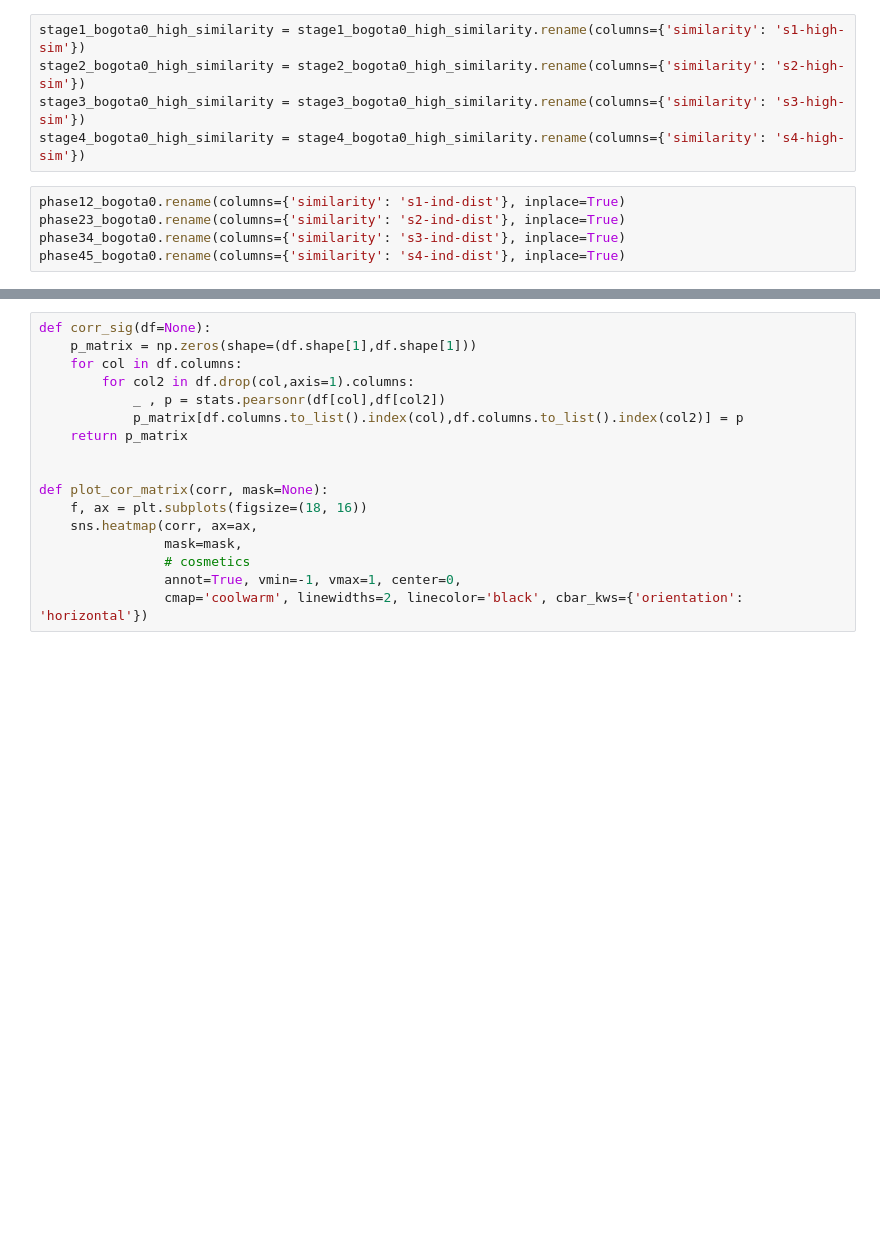
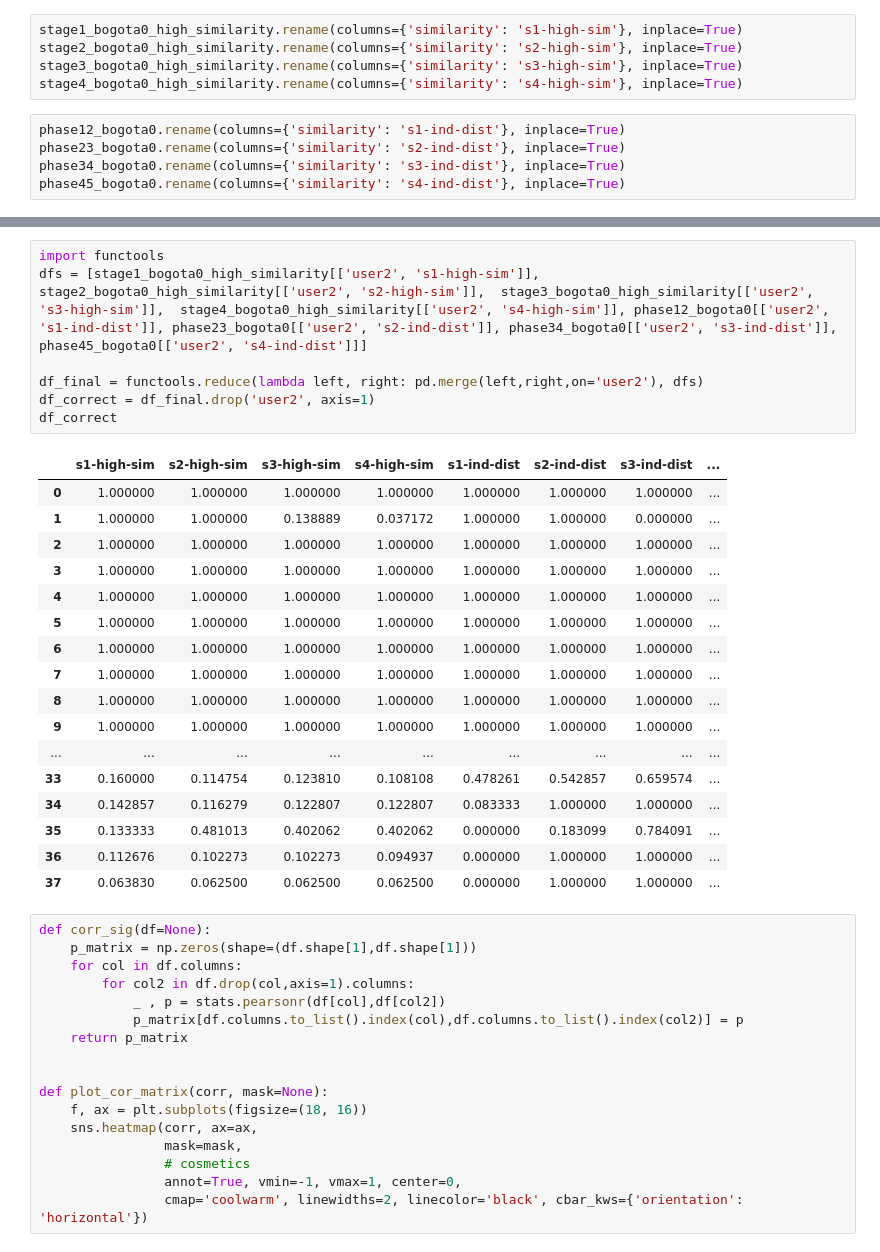
Before and after one commit to ironhacks/spring-2017-analysis, a Jupyter notebook: spring-2017/script/analysis/10-Correlation-Innovation-Variables.ipynb, the cells around one changed output, grey strips where cells are left out. Cells and saved outputs as stored; diff of their text form; blank space fills up the shorter version.

```diff
--- a/spring-2017/script/analysis/10-Correlation-Innovation-Variables.ipynb
+++ b/spring-2017/script/analysis/10-Correlation-Innovation-Variables.ipynb
@@ -49,10 +49,10 @@ from scipy import stats
 import matplotlib.pyplot as plt
 import seaborn as sns
 # %%
-stage1_bogota0_high_similarity = stage1_bogota0_high_similarity.rename(columns={'similarity': 's1-high-sim'})
-stage2_bogota0_high_similarity = stage2_bogota0_high_similarity.rename(columns={'similarity': 's2-high-sim'})
-stage3_bogota0_high_similarity = stage3_bogota0_high_similarity.rename(columns={'similarity': 's3-high-sim'})
-stage4_bogota0_high_similarity = stage4_bogota0_high_similarity.rename(columns={'similarity': 's4-high-sim'})
+stage1_bogota0_high_similarity.rename(columns={'similarity': 's1-high-sim'}, inplace=True)
+stage2_bogota0_high_similarity.rename(columns={'similarity': 's2-high-sim'}, inplace=True)
+stage3_bogota0_high_similarity.rename(columns={'similarity': 's3-high-sim'}, inplace=True)
+stage4_bogota0_high_similarity.rename(columns={'similarity': 's4-high-sim'}, inplace=True)
 # %%
 phase12_bogota0.rename(columns={'similarity': 's1-ind-dist'}, inplace=True)
 phase23_bogota0.rename(columns={'similarity': 's2-ind-dist'}, inplace=True)
@@ -63,3 +86,28 @@ df = pd.concat([stage1_bogota0_high_similarity['s1-high-sim'], stage2_bogota0_hi
+# %%
+import functools
+dfs = [stage1_bogota0_high_similarity[['user2', 's1-high-sim']], stage2_bogota0_high_similarity[['user2', 's2-high-sim']],  stage3_bogota0_high_similarity[['user2', 's3-high-sim']],  stage4_bogota0_high_similarity[['user2', 's4-high-sim']], phase12_bogota0[['user2', 's1-ind-dist']], phase23_bogota0[['user2', 's2-ind-dist']], phase34_bogota0[['user2', 's3-ind-dist']], phase45_bogota0[['user2', 's4-ind-dist']]]
+
+df_final = functools.reduce(lambda left, right: pd.merge(left,right,on='user2'), dfs)
+df_correct = df_final.drop('user2', axis=1)
+df_correct
+# %% [output]
+|  | s1-high-sim | s2-high-sim | s3-high-sim | s4-high-sim | s1-ind-dist | s2-ind-dist | s3-ind-dist | ... |
+| 0 | 1.000000 | 1.000000 | 1.000000 | 1.000000 | 1.000000 | 1.000000 | 1.000000 | ... |
+| 1 | 1.000000 | 1.000000 | 0.138889 | 0.037172 | 1.000000 | 1.000000 | 0.000000 | ... |
+| 2 | 1.000000 | 1.000000 | 1.000000 | 1.000000 | 1.000000 | 1.000000 | 1.000000 | ... |
+| 3 | 1.000000 | 1.000000 | 1.000000 | 1.000000 | 1.000000 | 1.000000 | 1.000000 | ... |
+| 4 | 1.000000 | 1.000000 | 1.000000 | 1.000000 | 1.000000 | 1.000000 | 1.000000 | ... |
+| 5 | 1.000000 | 1.000000 | 1.000000 | 1.000000 | 1.000000 | 1.000000 | 1.000000 | ... |
+| 6 | 1.000000 | 1.000000 | 1.000000 | 1.000000 | 1.000000 | 1.000000 | 1.000000 | ... |
+| 7 | 1.000000 | 1.000000 | 1.000000 | 1.000000 | 1.000000 | 1.000000 | 1.000000 | ... |
+| 8 | 1.000000 | 1.000000 | 1.000000 | 1.000000 | 1.000000 | 1.000000 | 1.000000 | ... |
+| 9 | 1.000000 | 1.000000 | 1.000000 | 1.000000 | 1.000000 | 1.000000 | 1.000000 | ... |
+| ... | ... | ... | ... | ... | ... | ... | ... | ... |
+| 33 | 0.160000 | 0.114754 | 0.123810 | 0.108108 | 0.478261 | 0.542857 | 0.659574 | ... |
+| 34 | 0.142857 | 0.116279 | 0.122807 | 0.122807 | 0.083333 | 1.000000 | 1.000000 | ... |
+| 35 | 0.133333 | 0.481013 | 0.402062 | 0.402062 | 0.000000 | 0.183099 | 0.784091 | ... |
+| 36 | 0.112676 | 0.102273 | 0.102273 | 0.094937 | 0.000000 | 1.000000 | 1.000000 | ... |
+| 37 | 0.063830 | 0.062500 | 0.062500 | 0.062500 | 0.000000 | 1.000000 | 1.000000 | ... |
 # %%
 def corr_sig(df=None):
     p_matrix = np.zeros(shape=(df.shape[1],df.shape[1]))
```
Also changed, not shown: parts of 3 cells of this notebook, 1 other file.
